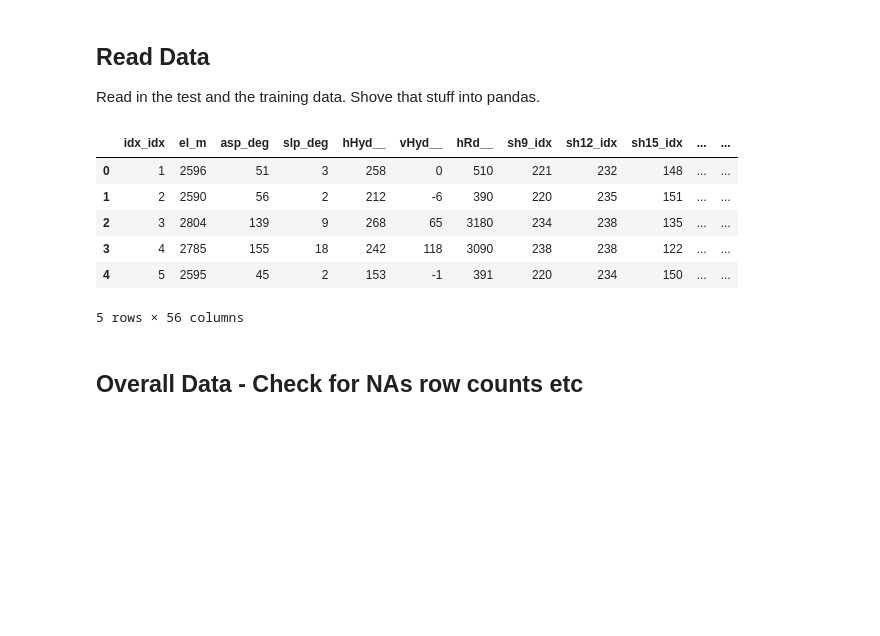
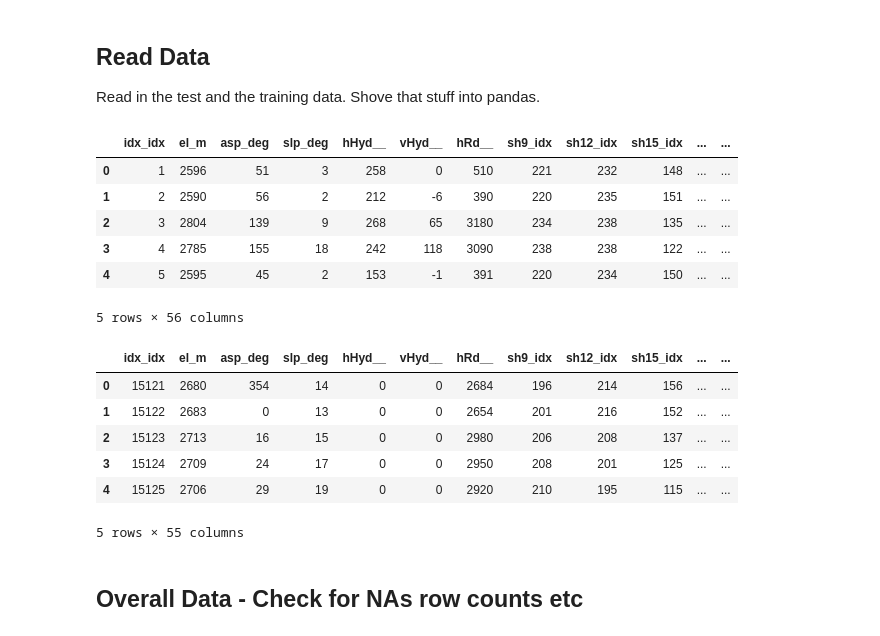
Before and after one commit to justinetaylor/mids-w207-final-project, a Jupyter notebook: km_EDA/km_EDA.ipynb, the cells around one changed output. Drawn from its saved outputs; the diff is of its cells as text; code cells hidden in the pictures; blank space fills up the shorter version.

```diff
--- a/km_EDA/km_EDA.ipynb
+++ b/km_EDA/km_EDA.ipynb
@@ -133,25 +133,32 @@ testing_data = np.array(testing_data[1:]).astype(int)
 # %%
 #shove it all into a data frame
 
 col_names = (["idx_idx","el_m","asp_deg","slp_deg", "hHyd__", "vHyd__","hRd__","sh9_idx",
               "sh12_idx", "sh15_idx","hFire__","a_1","a_2","a_3","a_4"] +
               [("s_{:02d}".format(ii+1)) for ii in range(40)] + ["cvr_typ"])
 
 df = pd.DataFrame(data=training_data, columns=col_names)
 
-# df_test = pd.DataFrame(data=testing_data, columns=col_names[:-1])
+df_test = pd.DataFrame(data=testing_data, columns=col_names[:-1])
 
-df.head()
+display(df.head())
 
-# df_test.head()
+display(df_test.head())
 # %% [output]
 |  | idx_idx | el_m | asp_deg | slp_deg | hHyd__ | vHyd__ | hRd__ | sh9_idx | sh12_idx | sh15_idx | ... | ... |
 | 0 | 1 | 2596 | 51 | 3 | 258 | 0 | 510 | 221 | 232 | 148 | ... | ... |
 | 1 | 2 | 2590 | 56 | 2 | 212 | -6 | 390 | 220 | 235 | 151 | ... | ... |
 | 2 | 3 | 2804 | 139 | 9 | 268 | 65 | 3180 | 234 | 238 | 135 | ... | ... |
 | 3 | 4 | 2785 | 155 | 18 | 242 | 118 | 3090 | 238 | 238 | 122 | ... | ... |
 | 4 | 5 | 2595 | 45 | 2 | 153 | -1 | 391 | 220 | 234 | 150 | ... | ... |
 5 rows × 56 columns
+|  | idx_idx | el_m | asp_deg | slp_deg | hHyd__ | vHyd__ | hRd__ | sh9_idx | sh12_idx | sh15_idx | ... | ... |
+| 0 | 15121 | 2680 | 354 | 14 | 0 | 0 | 2684 | 196 | 214 | 156 | ... | ... |
+| 1 | 15122 | 2683 | 0 | 13 | 0 | 0 | 2654 | 201 | 216 | 152 | ... | ... |
+| 2 | 15123 | 2713 | 16 | 15 | 0 | 0 | 2980 | 206 | 208 | 137 | ... | ... |
+| 3 | 15124 | 2709 | 24 | 17 | 0 | 0 | 2950 | 208 | 201 | 125 | ... | ... |
+| 4 | 15125 | 2706 | 29 | 19 | 0 | 0 | 2920 | 210 | 195 | 115 | ... | ... |
+5 rows × 55 columns
 # %% [markdown]
 ## Overall Data - Check for NAs row counts etc
 # %%
```
Also changed, not shown: parts of 6 cells of this notebook, 1 other file.
